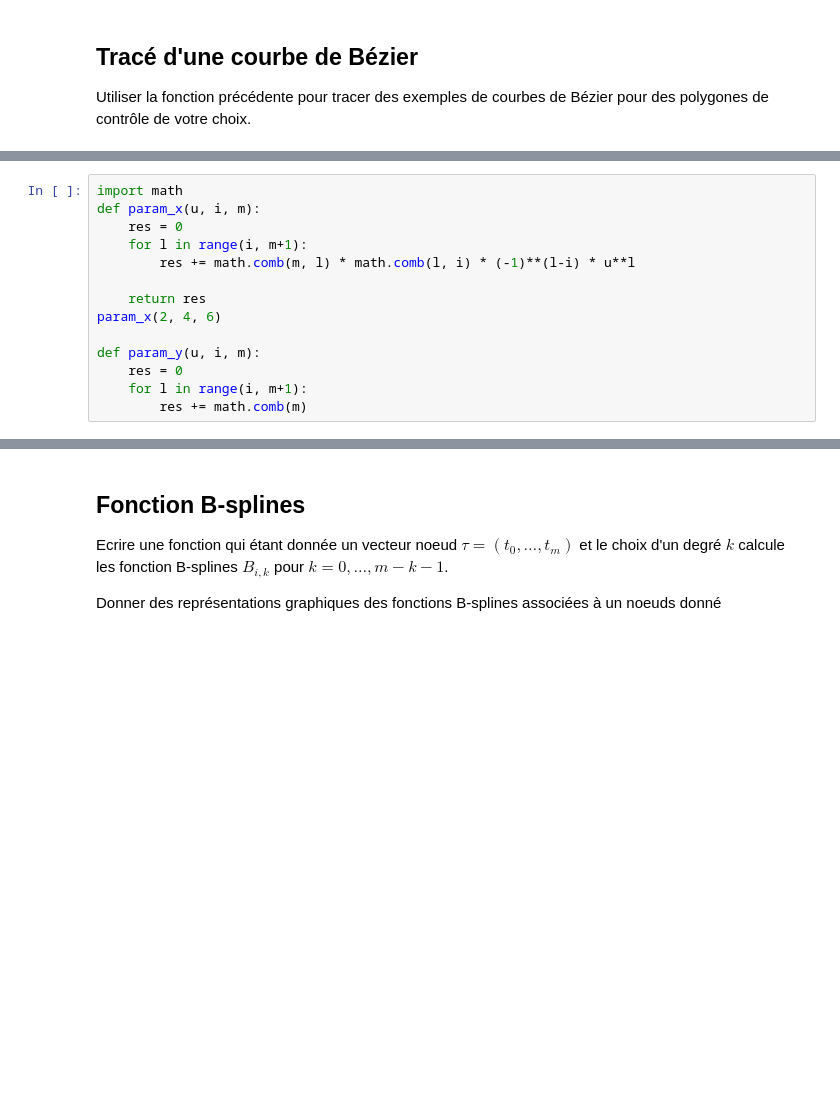
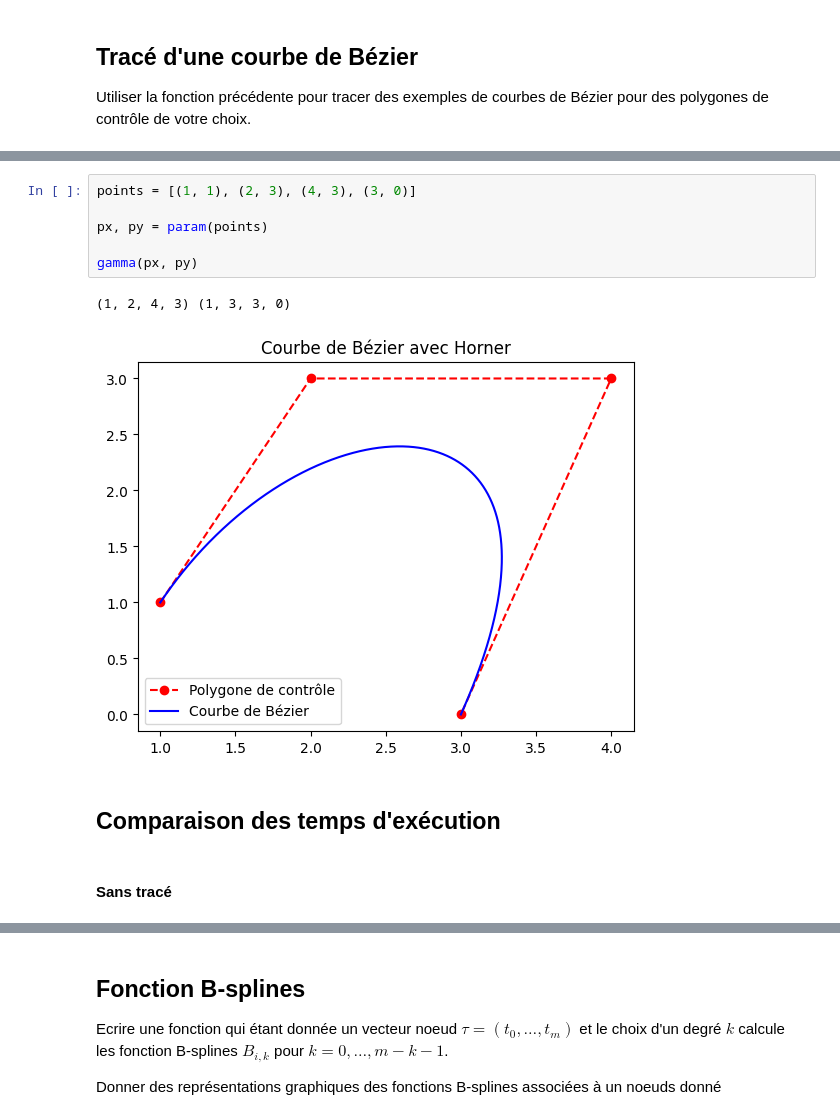
Before and after one commit to zshelali/UTBM-Math, a Jupyter notebook: IT44/TP3-Béziers-et-B-splines/Bezier.ipynb, the cells around one changed output, grey strips where cells are left out. Saved outputs shown, nothing was run; the diff lists cells and outputs as text; blank space fills up the shorter version.

```diff
--- a/IT44/TP3-Béziers-et-B-splines/Bezier.ipynb
+++ b/IT44/TP3-Béziers-et-B-splines/Bezier.ipynb
@@ -84,17 +91,3 @@ Etant donné un polygone de contrôle ${\bf P}=(P_0,\dots,P_n)$ et un temps $t\i
 Utiliser cette construction pour tracer la courbe paramétrée $\gamma(t)=(x(t),y(t)$ en utilisant l'algorithme de Horner.
 
 Comparer les temps d'exécution du tracé avec la méthode de de Casteljau.
-# %%
-import math
-def param_x(u, i, m):
-    res = 0
-    for l in range(i, m+1):
-        res += math.comb(m, l) * math.comb(l, i) * (-1)**(l-i) * u**l
-
-    return res
-param_x(2, 4, 6)
-
-def param_y(u, i, m):
-    res = 0
-    for l in range(i, m+1):
-        res += math.comb(m)
@@ -100,0 +151,13 @@ def param_y(u, i, m):
+# %%
+points = [(1, 1), (2, 3), (4, 3), (3, 0)]
+
+px, py = param(points)
+
+gamma(px, py)
+# %% [output]
+(1, 2, 4, 3) (1, 3, 3, 0)
+[figure, added]
+# %% [markdown]
+## Comparaison des temps d'exécution
+# %% [markdown]
+#### Sans tracé
```
Also changed, not shown: parts of 11 cells of this notebook.
